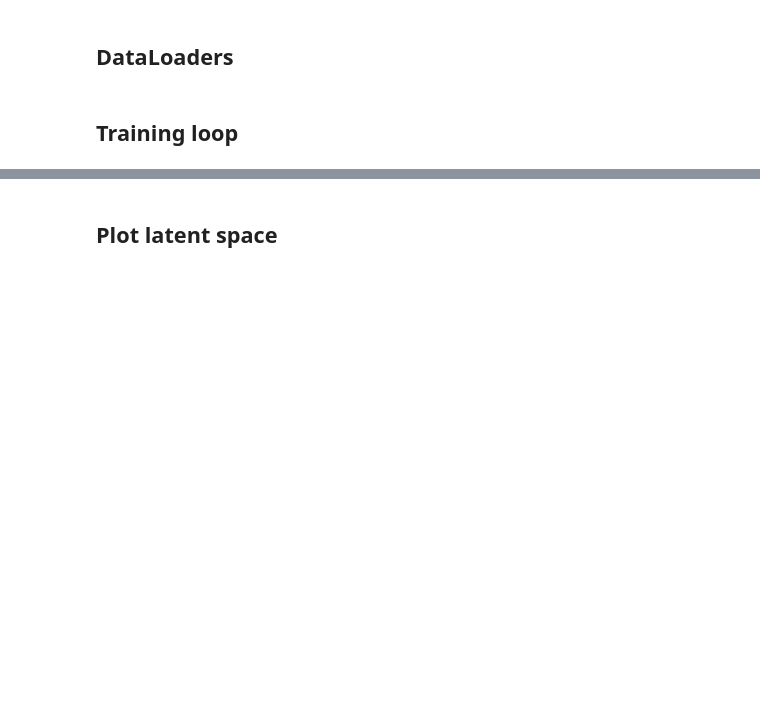
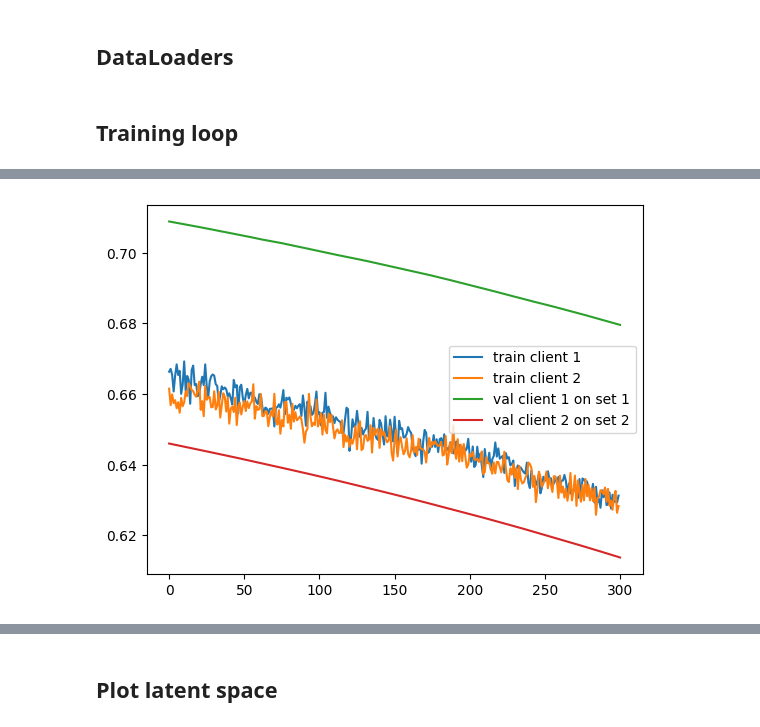
Before and after one commit to sharkovsky/SplitNN-Bias-MasterThesis, a Jupyter notebook: Generating_data-skeleton.ipynb, the cells around one changed output, grey strips where cells are left out. Saved outputs shown, nothing was run; the diff lists cells and outputs as text; code cells hidden in the pictures; blank space fills up the shorter version.

```diff
--- a/Generating_data-skeleton.ipynb
+++ b/Generating_data-skeleton.ipynb
@@ -285,0 +484,23 @@ plt.legend()
+# %%
+class FedAVGClient(nn.Module):
+    def __init__(self):
+        super(FedAVGClient, self).__init__()
+
+        self.latent_model = nn.Sequential(
+            nn.Linear(4,20),
+            nn.Linear(20,5),
+            nn.Linear(5,2)
+        )
+
+        self.optimizer = torch.optim.SGD(self.parameters(), lr=1e-4)
+
+    def forward(self, inputs):
+        outputs_latent = self.latent_model(inputs)
+        return outputs_latent
+
+    def get_latent_space(self, inputs):
+        self.eval()
+        outputs_encoder = self.encoder_model(inputs)
+        return self.latent_model(outputs_encoder)
+# %%
+fedavg_clients = [FedAVGClient() for e in range(n_clients)]
@@ -285,0 +510,13 @@ plt.legend()
+# %%
+# Do one "dummy" Federated Averaging to ensure latent models are the same
+new_state_dict = dict()
+weights = [len(d)/tot_num_samples for d in client_datasets_train]
+for param_name, params in fedavg_clients[0].latent_model.state_dict().items():
+    avg_params = weights[0]*params.detach()
+    for client_, weight_ in zip(fedavg_clients[1:], weights[1:]):
+        avg_params = avg_params + weight_*client_.latent_model.state_dict()[param_name].detach()
+    new_state_dict[param_name] = avg_params
+for client_ in fedavg_clients:
+    client_.latent_model.load_state_dict(new_state_dict)
+
+print(f"After FedAVG {[client_.latent_model.state_dict()['0.weight'][0][:1] for client_ in fedavg_clients]}")
@@ -285,0 +618,11 @@ plt.legend()
+# %%
+plt.plot(fedavg_train_losses[0], label='train client 1')
+plt.plot(fedavg_train_losses[1], label='train client 2')
+plt.plot(fedavg_val_losses[0][0], label='val client 1 on set 1')
+#plt.plot(val_losses[0][1], label='val client 1 on set 2')
+#plt.plot(val_losses[1][0], label='val client 2 on set 1')
+plt.plot(fedavg_val_losses[1][1], label='val client 2 on set 2')
+_ = plt.legend()
+#plt.ylim([-0.1, 3.0])
+# %% [output]
+[figure, added]
```
Also changed, not shown: parts of 56 cells of this notebook.
